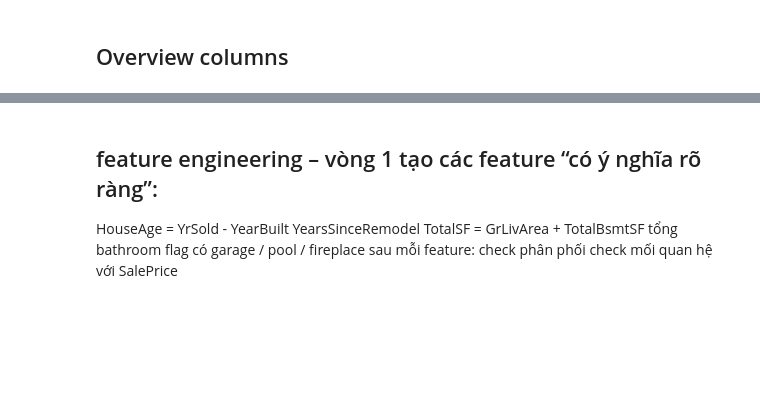
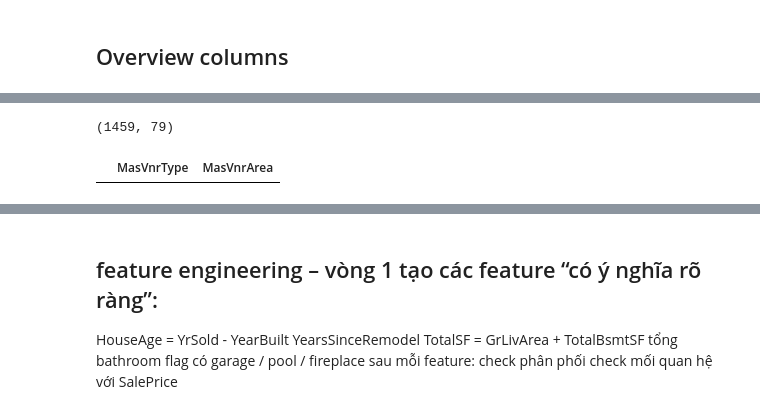
Before and after one commit to nh-adorie/adorie-data-projects, a Jupyter notebook: house-prices/01_eda_features_engineering.ipynb, the cells around one changed output, grey strips where cells are left out. Cells and saved outputs as stored; diff of their text form; code cells hidden in the pictures; blank space fills up the shorter version.

```diff
--- a/house-prices/01_eda_features_engineering.ipynb
+++ b/house-prices/01_eda_features_engineering.ipynb
@@ -194,0 +180,14 @@ hay giữ nguyên để encode sau
+# %%
+# Drop the only one row with missing value in Electrical
+train_df = train_df.dropna(subset=['Electrical'])
+train_df.shape
+# %% [output]
+(1459, 79)
+# %%
+# Missing values in NUMERIC VARIABLES
+
+# Check if there are any row with MasVnrType but do not contain MasVnrAre value
+mask = train_df['MasVnrType'].notnull() & train_df['MasVnrArea'].isnull()
+train_df[mask][['MasVnrType', 'MasVnrArea']]
+# %% [output]
+|  | MasVnrType | MasVnrArea |
```
Also changed, not shown: parts of 19 cells of this notebook.
